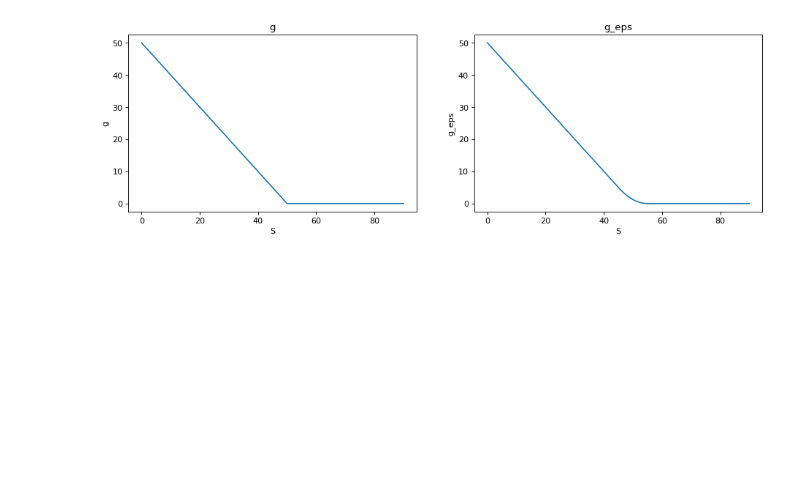
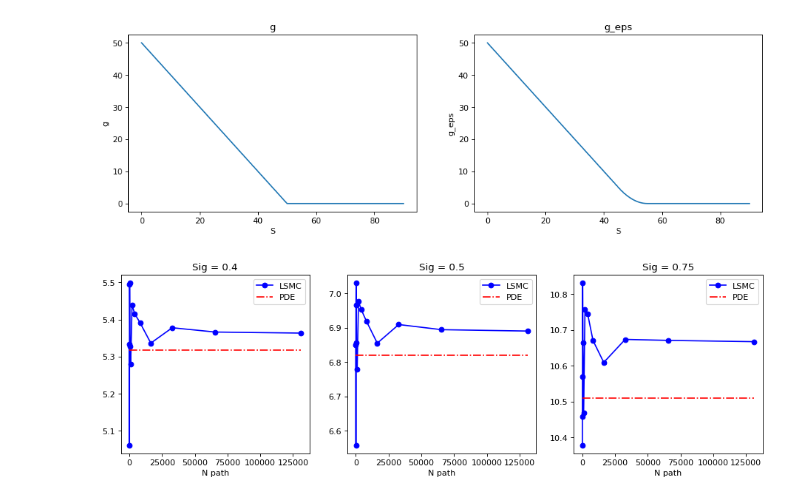
Before and after one commit to fuyin19/BSDE, a Jupyter notebook: BSDE American option.ipynb, the cells around one changed output. Drawn from its saved outputs; the diff is of its cells as text; code cells hidden in the pictures; blank space fills up the shorter version.

Commit message:
update American Option pricing Numerical example for r != 0

```diff
--- a/BSDE American option.ipynb
+++ b/BSDE American option.ipynb
@@ -153,0 +109,43 @@ class BS_FDM_implicit:
+# %%
+# PDE
+PDE_res = []
+
+for s in sig:
+
+    S_min = 0.0
+    S_max = 200
+
+    nt = 5000
+    ns = 399
+    S_s = np.linspace(S_min, S_max, ns+2)
+    t_s = np.linspace(0, T, nt+1)
+
+    final_payoff = np.maximum(K - S_s, 0)
+    B_upper = 0*t_s
+    B_lower = np.exp(-r[0]*t_s) * K
+
+    BS_PDE_solver = american_option.BS_FDM_implicit(r[0], s, T, S_min, S_max, B_lower, B_upper,
+                                                        final_payoff[1:-1], nt, ns)
+    u_implicit = BS_PDE_solver.solve()
+    n_row = len(u_implicit[:, 1])
+
+    u = u_implicit[n_row-1, :]
+    s0_idx = int(2*s0[0]-1)
+
+    PDE_res.append(u[s0_idx])
+# %%
+# show result
+LSMC_res = np.array(LSMC_res)
+PDE_res = np.array(PDE_res)
+
+f, axes = plt.subplots(1, len(sig), figsize=(14, 4), dpi=80)
+
+for (i, ax) in enumerate(axes):
+    ax.plot(Ms, LSMC_res[:, 0, i, 0], 'o-', color='b')
+    ax.plot(Ms, np.ones(len(Ms))*PDE_res[i], '-.', color='r')
+
+    ax.set_title('Sig = {}'.format(sig[i]))
+    ax.legend(['LSMC', 'PDE'])
+    ax.set_xlabel('N path')
+# %% [output]
+[figure, added]
```
Also changed, not shown: parts of 5 cells of this notebook, 6 other files.
